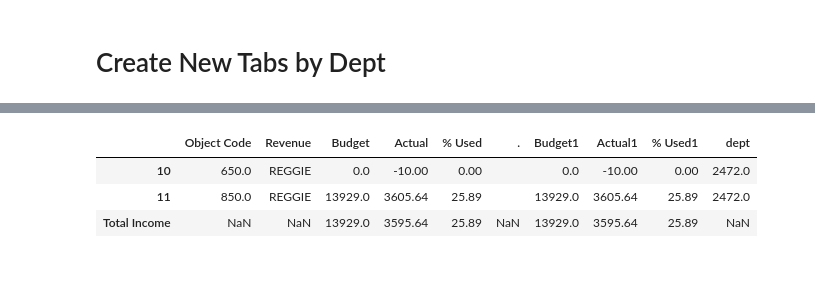
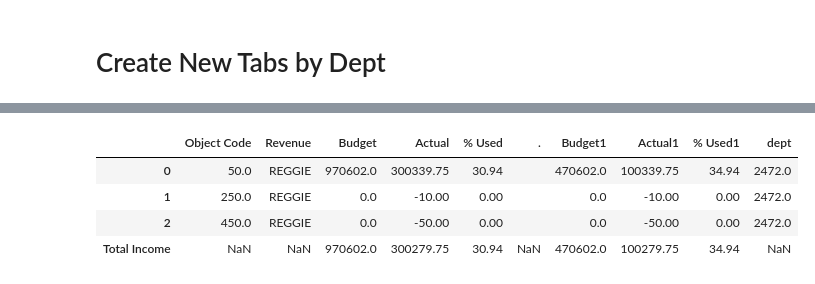
Before and after one commit to ScottySchmidt/accounting-finance-analyst, a Jupyter notebook: QrtRports.ipynb, the cells around one changed output, grey strips where cells are left out. Drawn from its saved outputs; the diff is of its cells as text; code cells hidden in the pictures.

```diff
--- a/QrtRports.ipynb
+++ b/QrtRports.ipynb
@@ -68,8 +68,8 @@ data2.head()
 # %% [markdown]
 # Join Data with Previous Year Data
 # %%
-revDF=data.merge(data2, on='GL Account')
-revDF.head()
+data=data1.merge(data2, on='GL Account')
+data.head()
 # %% [output]
 |  | GL Account | Revenue | Budget | Actual | % Used | . | Budget1 | Actual1 | % Used1 |
 | 0 | 2470650 | REGGIE | 0 | 823.00 | 0.0 |  | 0 | 100.00 | 0.0 |
@@ -78,8 +78,8 @@ revDF.head()
 | 3 | 2471250 | REGGIE | 0 | 0.00 | 0.0 |  | 0 | 0.00 | 0.0 |
 | 4 | 2471450 | REGGIE | 0 | -185.10 | 0.0 |  | 0 | -385.10 | 0.0 |
 # %%
-revDF=revDF.rename(columns={'GL Account':'Object Code'}).reset_index(drop=True)
-revDF.head()
+data=data.rename(columns={'GL Account':'Object Code'}).reset_index(drop=True)
+data.head()
 # %% [output]
 |  | Object Code | Revenue | Budget | Actual | % Used | . | Budget1 | Actual1 | % Used1 |
 | 0 | 2470650 | REGGIE | 0 | 823.00 | 0.0 |  | 0 | 100.00 | 0.0 |
@@ -90,9 +90,9 @@ revDF.head()
 # %% [markdown]
 # Split Revenue and Expense
 # %%
-revDF['dept']  =   revDF['Object Code'].astype(str).str[:-3].astype(int)
-revDF['Object Code']  = revDF['Object Code'].astype(str).str[-3:].astype(int)
-revDF.head()
+data['dept']  =   data['Object Code'].astype(str).str[:-3].astype(int)
+data['Object Code']  = data['Object Code'].astype(str).str[-3:].astype(int)
+data.head()
 # %% [output]
 |  | Object Code | Revenue | Budget | Actual | % Used | . | Budget1 | Actual1 | % Used1 | dept |
 | 0 | 650 | REGGIE | 0 | 823.00 | 0.0 |  | 0 | 100.00 | 0.0 | 2470 |
@@ -101,7 +101,7 @@ revDF.head()
 | 3 | 250 | REGGIE | 0 | 0.00 | 0.0 |  | 0 | 0.00 | 0.0 | 2471 |
 | 4 | 450 | REGGIE | 0 | -185.10 | 0.0 |  | 0 | -385.10 | 0.0 | 2471 |
 # %%
-revDF=revDF[revDF['Object Code']> 500]
+revDF=data[data['Object Code'] < 600].sort_values(by='Object Code')
 revDF.head()
 # %% [output]
 |  | Object Code | Revenue | Budget | Actual | % Used | . | Budget1 | Actual1 | % Used1 | dept |
@@ -133,12 +155,13 @@ df1.head()
 # %%
-df2=revDF[(revDF['dept']==2472)]
+df2=revDF[(revDF['dept']==2472)].reset_index(drop=True)
 df2.loc['Total Income']= df2[intCols].sum()
 df2.head()
 # %% [output]
 |  | Object Code | Revenue | Budget | Actual | % Used | . | Budget1 | Actual1 | % Used1 | dept |
-| 10 | 650.0 | REGGIE | 0.0 | -10.00 | 0.00 |  | 0.0 | -10.00 | 0.00 | 2472.0 |
-| 11 | 850.0 | REGGIE | 13929.0 | 3605.64 | 25.89 |  | 13929.0 | 3605.64 | 25.89 | 2472.0 |
-| Total Income | NaN | NaN | 13929.0 | 3595.64 | 25.89 | NaN | 13929.0 | 3595.64 | 25.89 | NaN |
+| 0 | 50.0 | REGGIE | 970602.0 | 300339.75 | 30.94 |  | 470602.0 | 100339.75 | 34.94 | 2472.0 |
+| 1 | 250.0 | REGGIE | 0.0 | -10.00 | 0.00 |  | 0.0 | -10.00 | 0.00 | 2472.0 |
+| 2 | 450.0 | REGGIE | 0.0 | -50.00 | 0.00 |  | 0.0 | -50.00 | 0.00 | 2472.0 |
+| Total Income | NaN | NaN | 970602.0 | 300279.75 | 30.94 | NaN | 470602.0 | 100279.75 | 34.94 | NaN |
 # %%
 df3=revDF[(revDF['dept'] == 2473)]
 df3.loc['Total Income']= revDF[intCols].sum()
```
Also changed, not shown: parts of 12 cells of this notebook.
